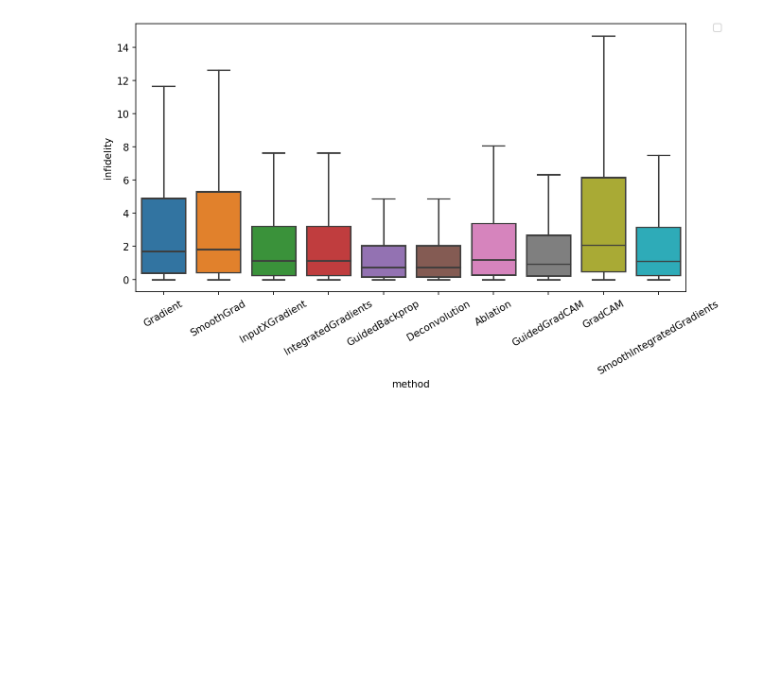
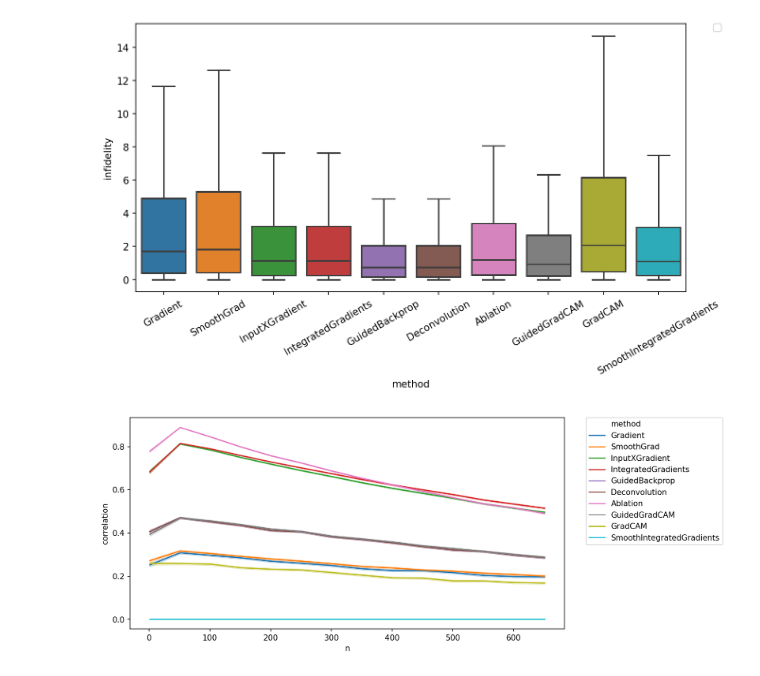
Before and after one commit to arnegevaert/benchmark, a Jupyter notebook: sandbox/plot_result.ipynb, the cells around one changed output. Saved outputs shown, nothing was run; the diff lists cells and outputs as text; code cells hidden in the pictures; blank space fills up the shorter version.

Commit message:
sensitivity-N script

```diff
--- a/sandbox/plot_result.ipynb
+++ b/sandbox/plot_result.ipynb
@@ -34,3 +34,7 @@ boxplot("infidelity_mnist", "method", "infidelity", xtick_rotation=30)
 # %% [output]
 No handles with labels found to put in legend.
 [figure]
+# %%
+lineplot("sensitivity_n_mnist", "n", "correlation")
+# %% [output]
+[figure, added]
```
Also changed, not shown: parts of 1 cell of this notebook, 4 other files.
